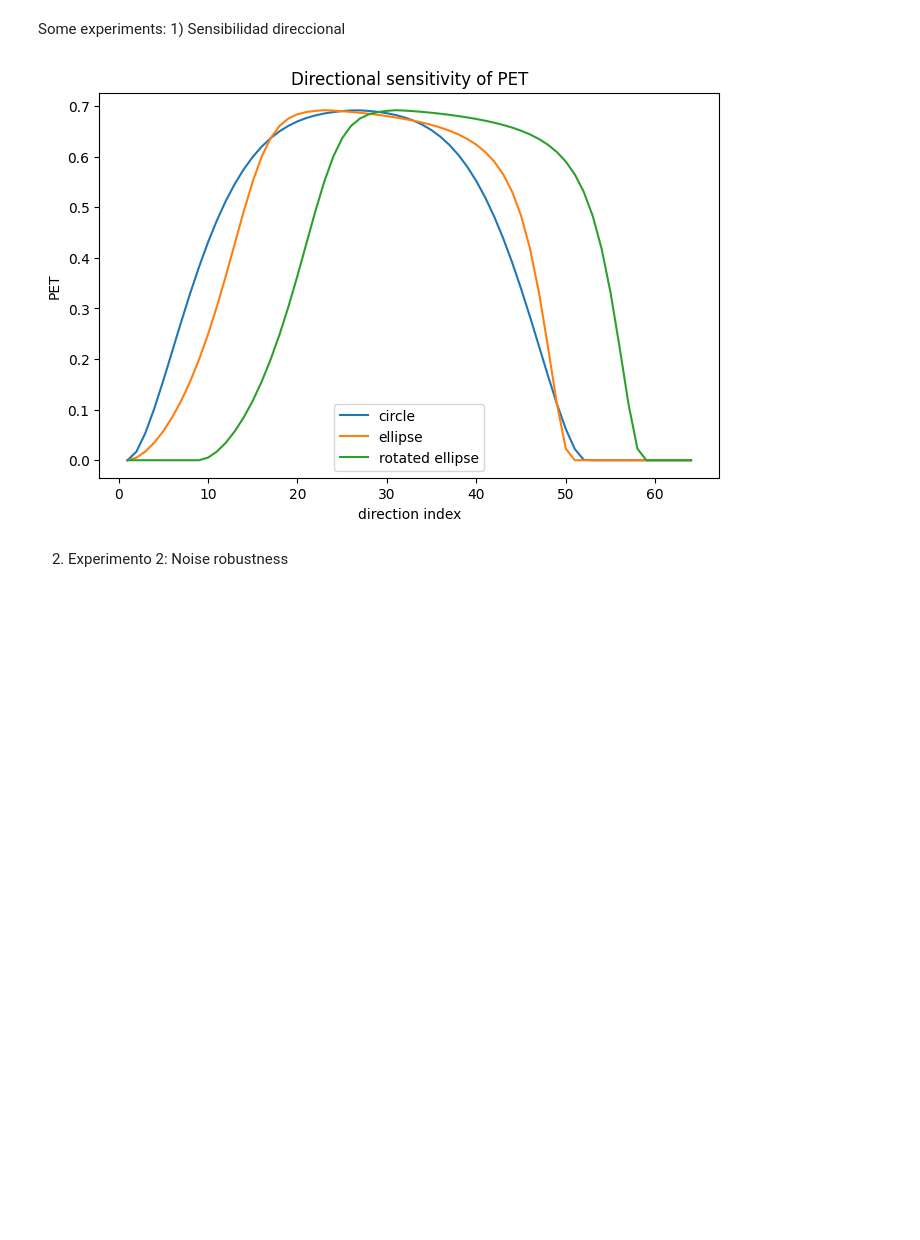
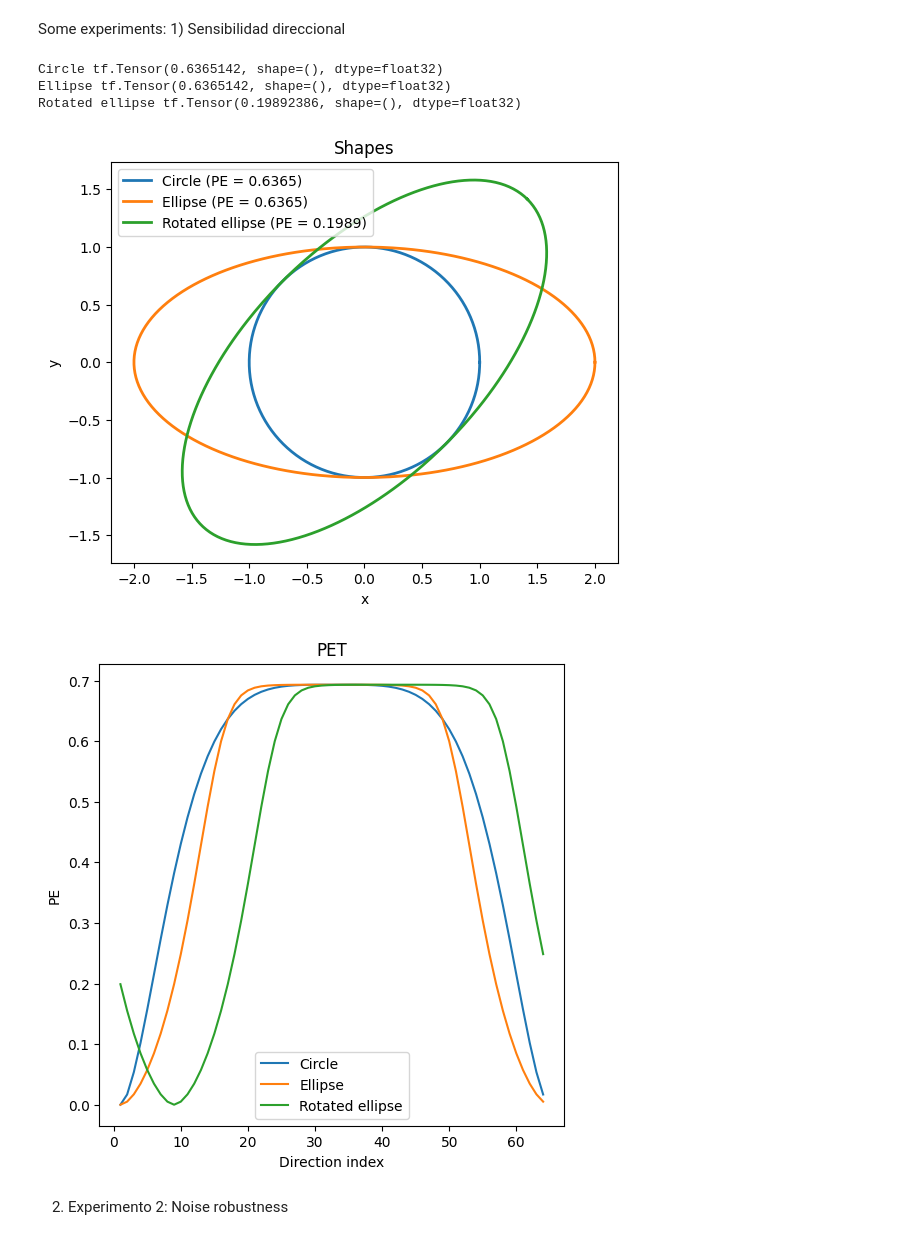
Before and after one commit to victosdur/PET, a Jupyter notebook: pet.ipynb, the cells around one changed output. Cells and saved outputs as stored; diff of their text form; code cells hidden in the pictures; blank space fills up the shorter version.

```diff
--- a/pet.ipynb
+++ b/pet.ipynb
@@ -621,41 +621,99 @@ def compute_pet_from_shape(x, y, layer, num_directions=64):
     PET_values, angles = persistent_entropy_transform(
         x_tf,
         y_tf,
         layer,
         num_directions=num_directions
     )
 
     return PET_values.numpy(), angles
 
 def experiment_directional_sensitivity(layer):
 
     shapes = {
-        "circle": generate_circle(),
-        "ellipse": generate_ellipse(a=2, b=1),
-        "rotated ellipse": generate_ellipse(a=2, b=1, rotation=np.pi/4)
+        "Circle": generate_circle(),
+        "Ellipse": generate_ellipse(a=2, b=1),
+        "Rotated ellipse": generate_ellipse(a=2, b=1, rotation=np.pi/4)
     }
 
-    plt.figure(figsize=(8,5))
+    # ==========================================================
+    # First figure: shapes + PE
+    # ==========================================================
+    # ==========================================================
+    # First figure: circle and ellipse + PE
+    # ==========================================================
+    plt.figure(figsize=(6, 6))
+
+    for name, (x, y) in list(shapes.items())[:3]:   # Only circle and ellipse
+
+        stbase = gd.SimplexTree()
+        for i in range(len(y)-1):
+            stbase.insert([i, i+1], -1e10)
+
+        layer = LowerStarLayer(simplextree=stbase)
+
+        x_tf = tf.constant(x, dtype=tf.float32)
+        y_tf = tf.constant(y, dtype=tf.float32)
+
+        dgmsRef = layer.call(y_tf)
+        dgmRef = dgmsRef[0][0]
+        PERef = persistent_entropy(dgmRef)
+
+        print(name, PERef)
+
+        plt.plot(x, y, lw=2, label=f"{name} (PE = {PERef:.4f})")
+
+    plt.gca().set_aspect("equal")
+    plt.xlabel("x")
+    plt.ylabel("y")
+    plt.title("Shapes")
+    plt.legend()
+    plt.tight_layout()
+    plt.savefig("figures/shapes_PE.jpg")
+    plt.show()
+
+    # ==========================================================
+    # Second figure: PET
+    # ==========================================================
+    plt.figure(figsize=(6,6))
 
     for name, (x, y) in shapes.items():
+
+        stbase = gd.SimplexTree()
+        for i in range(len(y)-1):
+            stbase.insert([i, i+1], -1e10)
+
+        layer = LowerStarLayer(simplextree=stbase)
+
+        x_tf = tf.constant(x, dtype=tf.float32)
+        y_tf = tf.constant(y, dtype=tf.float32)
+
+        dgmsRef = layer.call(y_tf)
+        dgmRef = dgmsRef[0][0]
+        PERef = persistent_entropy(dgmRef)
+
         pet, angles = compute_pet_from_shape(x, y, layer)
+
         direction_index = np.arange(1, len(pet) + 1)
         plt.plot(direction_index, pet, label=name)
 
     plt.legend()
-    plt.xlabel("direction index")
-    plt.ylabel("PET")
-    plt.title("Directional sensitivity of PET")
+    plt.xlabel("Direction index")
+    plt.ylabel("PE")
+    plt.title("PET")
     plt.savefig("figures/sensitivity.jpg")
     plt.show()
 
 n_points = 400
 layer = build_lowerstar_layer(n_points)
 
 # Run all experiments
 experiment_directional_sensitivity(layer)
 # %% [output]
+Circle tf.Tensor(0.6365142, shape=(), dtype=float32)
+Ellipse tf.Tensor(0.6365142, shape=(), dtype=float32)
+Rotated ellipse tf.Tensor(0.19892386, shape=(), dtype=float32)
-[figure, old version]
+[figure, new version]
+[figure, added]
 # %% [markdown]
 2) Experimento 2: Noise robustness
 # %%
```
Also changed, not shown: 3 other files.
